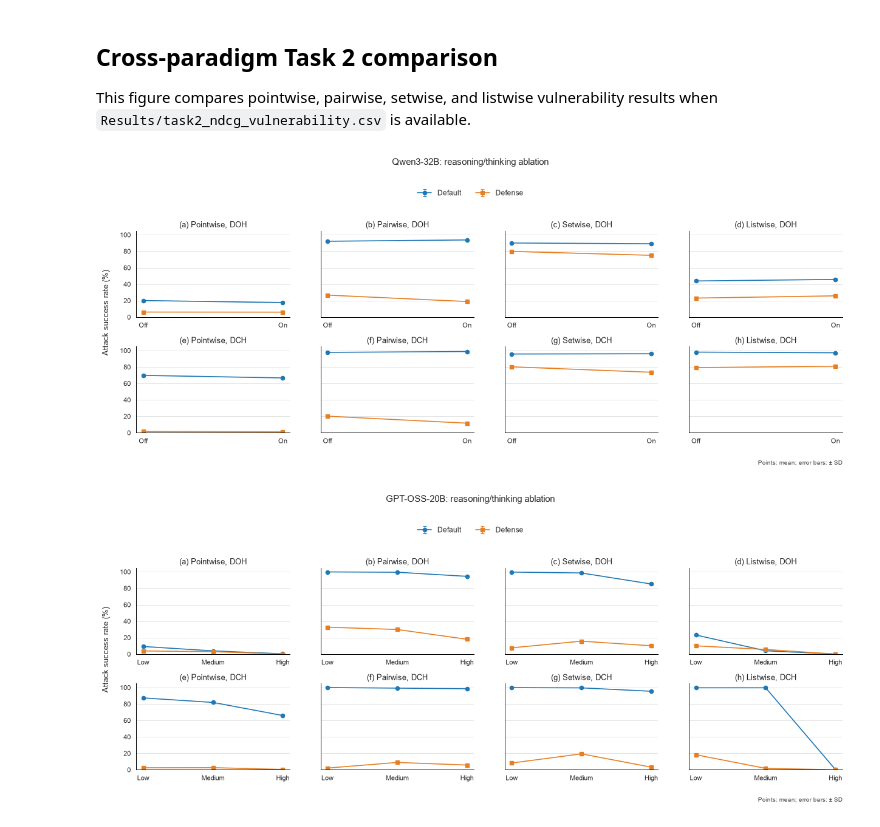
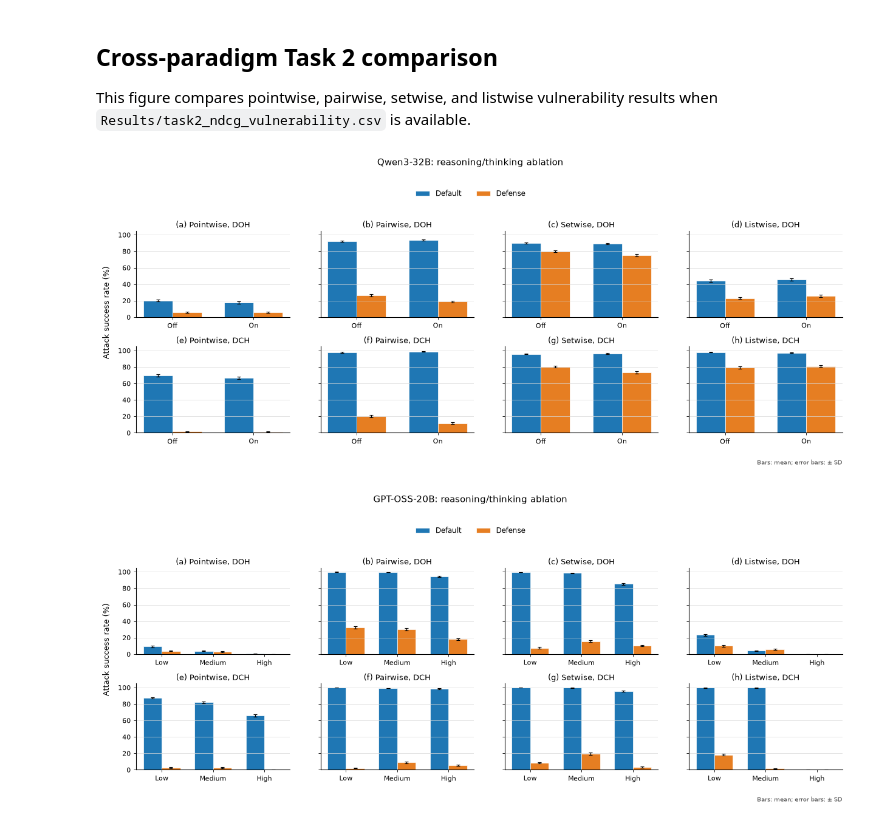
Before and after one commit to kaisergrimlock/LLM-Ranker-Attack, a Jupyter notebook: Results/ablation_study_visualization.ipynb, the cells around one changed output. Drawn from its saved outputs; the diff is of its cells as text; code cells hidden in the pictures.

```diff
--- a/Results/ablation_study_visualization.ipynb
+++ b/Results/ablation_study_visualization.ipynb
@@ -39,7 +37,6 @@ def plot_ablation_point_panels(panel_data, save_path=None, legend_title=None, fi
     settings = list(panels[0]['series'])
     prompts = ['Default', 'Defense']
     colors = {'Default': '#1f77b4', 'Defense': '#e67e22'}
-    markers = {'Default': 'o', 'Defense': 's'}
     fig, axes = plt.subplots(2, 4, figsize=(12.5, 5.2), sharey=True)
     axes = axes.ravel()
     if figure_title:
@@ -49,7 +46,11 @@ def plot_ablation_point_panels(panel_data, save_path=None, legend_title=None, fi
         for prompt_index, prompt in enumerate(prompts):
             means = [panel['series'][setting]['mean'][prompt_index] for setting in settings]
             errors = [panel['series'][setting]['sd'][prompt_index] for setting in settings]
-            ax.errorbar(x, means, yerr=errors, color=colors[prompt], ecolor=colors[prompt], marker=markers[prompt], linestyle='-', linewidth=1.2, markersize=4.5, capsize=2.5, capthick=0.8, elinewidth=0.9, label=prompt)
+            width = 0.36
+            offset = (-width / 2) if prompt_index == 0 else (width / 2)
+            ax.bar(x + offset, means, width=width, yerr=errors, color=colors[prompt],
+                   edgecolor='white', linewidth=0.5, capsize=2.5,
+                   error_kw={'elinewidth': 0.9, 'capthick': 0.8}, label=prompt)
         ax.set_title(panel['title'], fontsize=9.5, pad=4)
         ax.set_xticks(x, [setting.title() for setting in settings])
         ax.set_ylim(0, 105)
@@ -58,39 +59,39 @@ def plot_ablation_point_panels(panel_data, save_path=None, legend_title=None, fi
         ax.spines[['top', 'right']].set_visible(False)
         ax.tick_params(width=0.6, length=3, labelsize=8)
     fig.supylabel('Attack success rate (%)', x=0.015, fontsize=9.5)
-    fig.text(0.99, 0.015, 'Points: mean; error bars: ± SD', ha='right', va='bottom', fontsize=7.5, color='#444444')
+    fig.text(0.99, 0.015, 'Bars: mean; error bars: ± SD', ha='right', va='bottom', fontsize=7.5, color='#444444')
     handles, labels = axes[0].get_legend_handles_labels()
     fig.legend(handles, labels, loc='upper center', bbox_to_anchor=(0.5, 0.91), ncol=2, frameon=False, fontsize=8.5)
     fig.subplots_adjust(left=0.06, right=0.99, bottom=0.12, top=0.76, wspace=0.20, hspace=0.34)
     if save_path is not None:
         fig.savefig(save_path, dpi=300, bbox_inches='tight', facecolor='white')
     return fig, axes
 
 def _panel_data(frame, settings, paradigms):
     def summary(paradigm, attack, setting):
         grouped = frame[(frame['Paradigm'].eq(paradigm)) & (frame['Attack'].eq(attack)) & (frame['Setting'].eq(setting))].groupby('Prompt')[['Attack success', 'Valid attacked', 'Requested']].sum()
         means, sds = [], []
         for prompt in ['Default', 'Defense']:
             if prompt not in grouped.index or grouped.loc[prompt, 'Requested'] <= 0:
                 means.append(np.nan); sds.append(0.0); continue
             successes = grouped.loc[prompt, 'Attack success']
             trials = grouped.loc[prompt, 'Requested']
             proportion = successes / trials
             means.append(float(100 * proportion))
             sds.append(float(100 * np.sqrt(proportion * (1 - proportion) / trials)))
         return {'mean': means, 'sd': sds}
     result={'panels': []}
     for offset, (attack, paradigm) in enumerate((pair for pair in [(a, p) for a in ['DOH', 'DCH'] for p in paradigms])):
         result['panels'].append({'title': f'({chr(97 + offset)}) {paradigm}, {attack}', 'x': settings, 'series': {s: summary(paradigm, attack, s) for s in settings}})
     return result
 
 for model, settings in [('Qwen3-32B', ['off','on']), ('GPT-OSS-20B', ['low','medium','high'])]:
     model_view = ablation[ablation['Model'].eq(model)].copy()
     model_view['Setting'] = model_view['Setting'].astype(str).str.lower()
     model_view['Prompt'] = model_view['Prompt'].astype(str).str.title()
     paradigms = ('Pointwise', 'Pairwise', 'Setwise', 'Listwise')
     figure_title = f'{model}: reasoning/thinking ablation'
     plot_ablation_point_panels(_panel_data(model_view, settings, paradigms), figure_title=figure_title)
 # %% [output]
-[figure, old version]
+[figure, new version]
-[figure, old version]
+[figure, new version]
```
Also changed, not shown: parts of 2 cells of this notebook, 9 other files.
